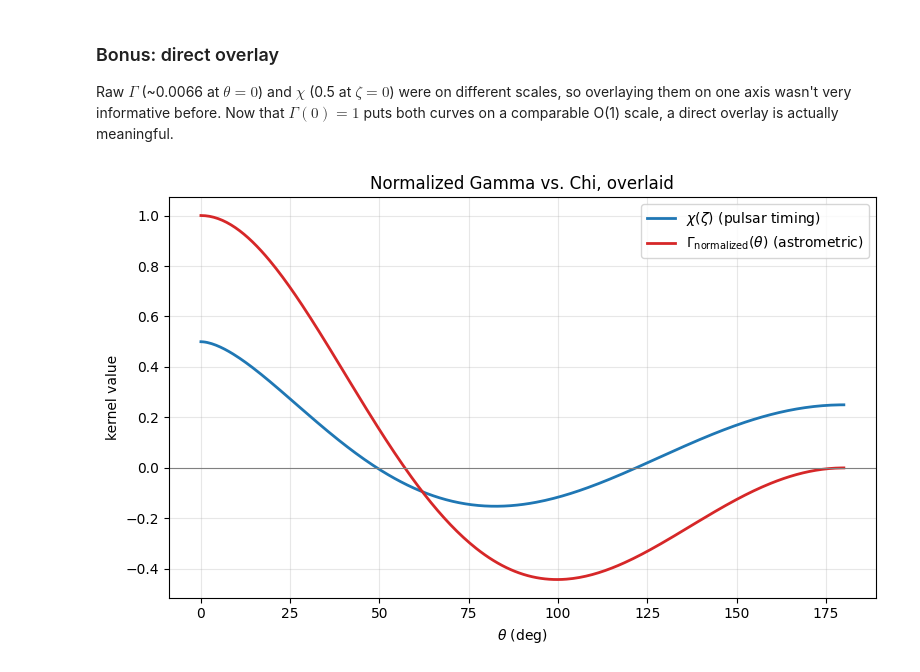
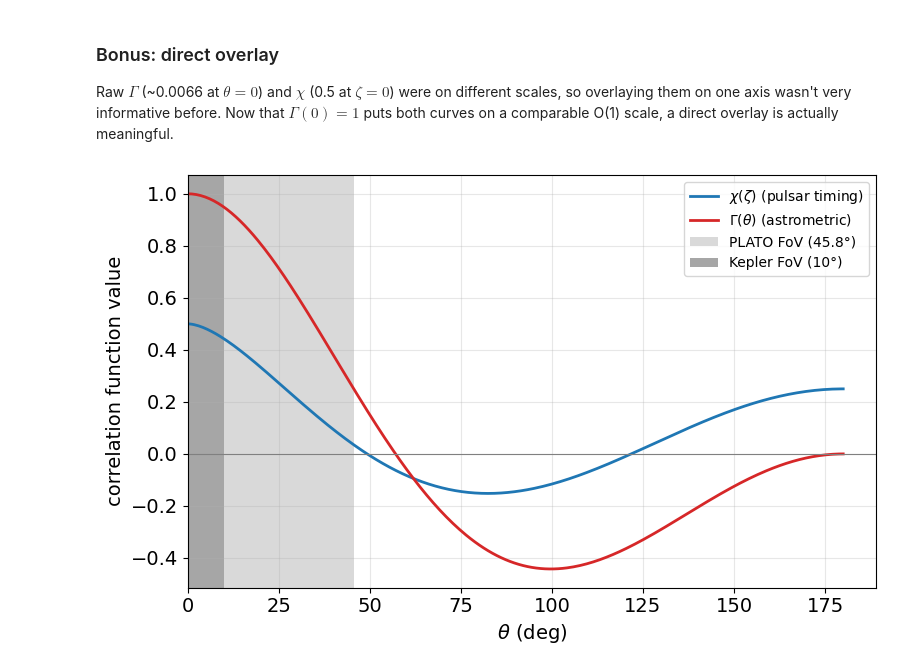
Before and after one commit to sydneyleggio/astrometry-toy-model, a Jupyter notebook: Notebooks/orf_vs_fov.ipynb, the cells around one changed output. Cells and saved outputs as stored; diff of their text form; code cells hidden in the pictures.

```diff
--- a/Notebooks/orf_vs_fov.ipynb
+++ b/Notebooks/orf_vs_fov.ipynb
@@ -280,16 +280,21 @@ both curves on a comparable O(1) scale, a direct overlay is actually meaningful.
 # %%
 fig, ax = plt.subplots(figsize=(8, 5))
 ax.plot(theta_grid_deg, chi_vals, color="C0", lw=2, label=r"$\chi(\zeta)$ (pulsar timing)")
 ax.plot(theta_grid_deg, gamma_norm_vals, color="C3", lw=2,
-        label=r"$\Gamma_{\rm normalized}(\theta)$ (astrometric)")
+        label=r"$\Gamma(\theta)$ (astrometric)")
 ax.axhline(0, color="gray", lw=0.8)
-ax.set_xlabel(r"$\theta$ (deg)")
-ax.set_ylabel("kernel value")
-ax.set_title("Normalized Gamma vs. Chi, overlaid")
+ax.set_xlabel(r"$\theta$ (deg)", fontsize=14)
+ax.set_ylabel("correlation function value", fontsize=14)
+# Shade the range of star-pair separations each field can contain (0 to the field's angular diameter)
+ax.axvspan(0, 45.8, color="0.85", lw=0, zorder=0, label="PLATO FoV (45.8°)")
+ax.axvspan(0, 10.0, color="0.65", lw=0, zorder=0, label="Kepler FoV (10°)")
+
+ax.set_xlim(left=0)   # start the x-axis at 0
 ax.legend(fontsize=10)
 ax.grid(alpha=0.3)
+ax.tick_params(axis="both", which="major", labelsize=14)
 plt.tight_layout()
 plt.savefig("kernel_overlay_normalized.png", dpi=150, bbox_inches="tight")
 plt.show()
 # %% [output]
-[figure, old version]
+[figure, new version]
```
Also changed, not shown: 2 other files.
